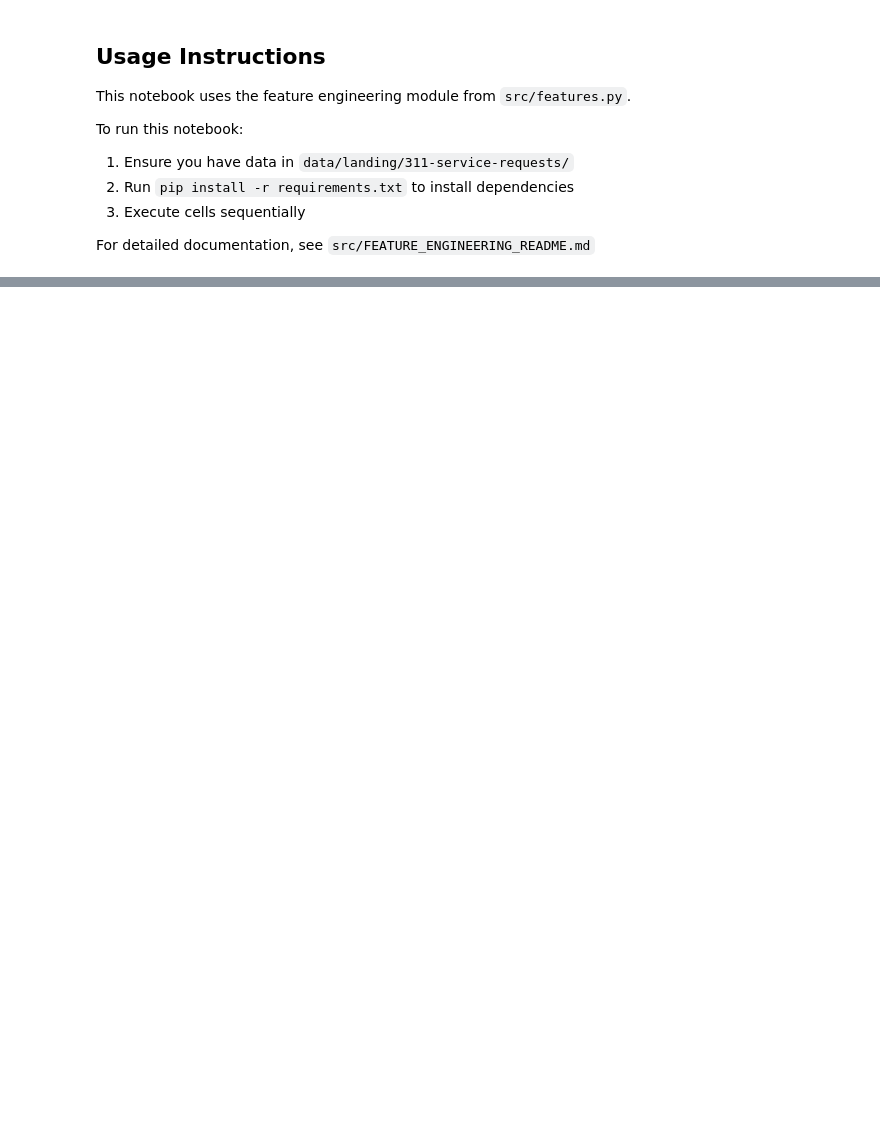
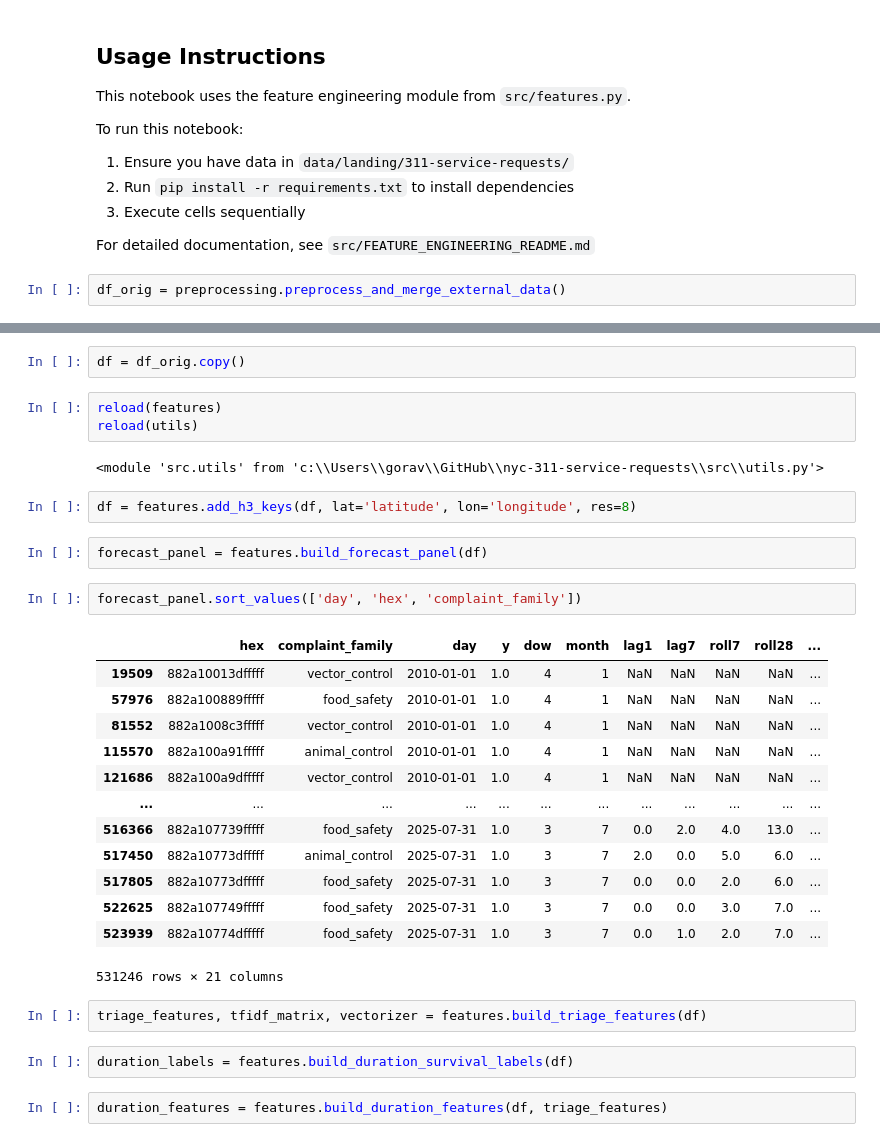
Before and after one commit to goravk95/311-service-requests, a Jupyter notebook: notebooks/Step 5 - Feature Engineering.ipynb, the cells around one changed output, grey strips where cells are left out. Cells and saved outputs as stored; diff of their text form; blank space fills up the shorter version.

```diff
--- a/notebooks/Step 5 - Feature Engineering.ipynb
+++ b/notebooks/Step 5 - Feature Engineering.ipynb
@@ -45,3 +40,5 @@ To run this notebook:
 3. Execute cells sequentially
 
 For detailed documentation, see `src/FEATURE_ENGINEERING_README.md`
+# %%
+df_orig = preprocessing.preprocess_and_merge_external_data()
@@ -47,0 +56,33 @@ For detailed documentation, see `src/FEATURE_ENGINEERING_README.md`
+# %%
+df = df_orig.copy()
+# %%
+reload(features)
+reload(utils)
+# %% [output]
+<module 'src.utils' from 'c:\\Users\\gorav\\GitHub\\nyc-311-service-requests\\src\\utils.py'>
+# %%
+df = features.add_h3_keys(df, lat='latitude', lon='longitude', res=8)
+# %%
+forecast_panel = features.build_forecast_panel(df)
+# %%
+forecast_panel.sort_values(['day', 'hex', 'complaint_family'])
+# %% [output]
+|  | hex | complaint_family | day | y | dow | month | lag1 | lag7 | roll7 | roll28 | ... |
+| 19509 | 882a10013dfffff | vector_control | 2010-01-01 | 1.0 | 4 | 1 | NaN | NaN | NaN | NaN | ... |
+| 57976 | 882a100889fffff | food_safety | 2010-01-01 | 1.0 | 4 | 1 | NaN | NaN | NaN | NaN | ... |
+| 81552 | 882a1008c3fffff | vector_control | 2010-01-01 | 1.0 | 4 | 1 | NaN | NaN | NaN | NaN | ... |
+| 115570 | 882a100a91fffff | animal_control | 2010-01-01 | 1.0 | 4 | 1 | NaN | NaN | NaN | NaN | ... |
+| 121686 | 882a100a9dfffff | vector_control | 2010-01-01 | 1.0 | 4 | 1 | NaN | NaN | NaN | NaN | ... |
+| ... | ... | ... | ... | ... | ... | ... | ... | ... | ... | ... | ... |
+| 516366 | 882a107739fffff | food_safety | 2025-07-31 | 1.0 | 3 | 7 | 0.0 | 2.0 | 4.0 | 13.0 | ... |
+| 517450 | 882a10773dfffff | animal_control | 2025-07-31 | 1.0 | 3 | 7 | 2.0 | 0.0 | 5.0 | 6.0 | ... |
+| 517805 | 882a10773dfffff | food_safety | 2025-07-31 | 1.0 | 3 | 7 | 0.0 | 0.0 | 2.0 | 6.0 | ... |
+| 522625 | 882a107749fffff | food_safety | 2025-07-31 | 1.0 | 3 | 7 | 0.0 | 0.0 | 3.0 | 7.0 | ... |
+| 523939 | 882a10774dfffff | food_safety | 2025-07-31 | 1.0 | 3 | 7 | 0.0 | 1.0 | 2.0 | 7.0 | ... |
+531246 rows × 21 columns
+# %%
+triage_features, tfidf_matrix, vectorizer = features.build_triage_features(df)
+# %%
+duration_labels = features.build_duration_survival_labels(df)
+# %%
+duration_features = features.build_duration_features(df, triage_features)
```
Also changed, not shown: parts of 3 cells of this notebook, 12 other files.
